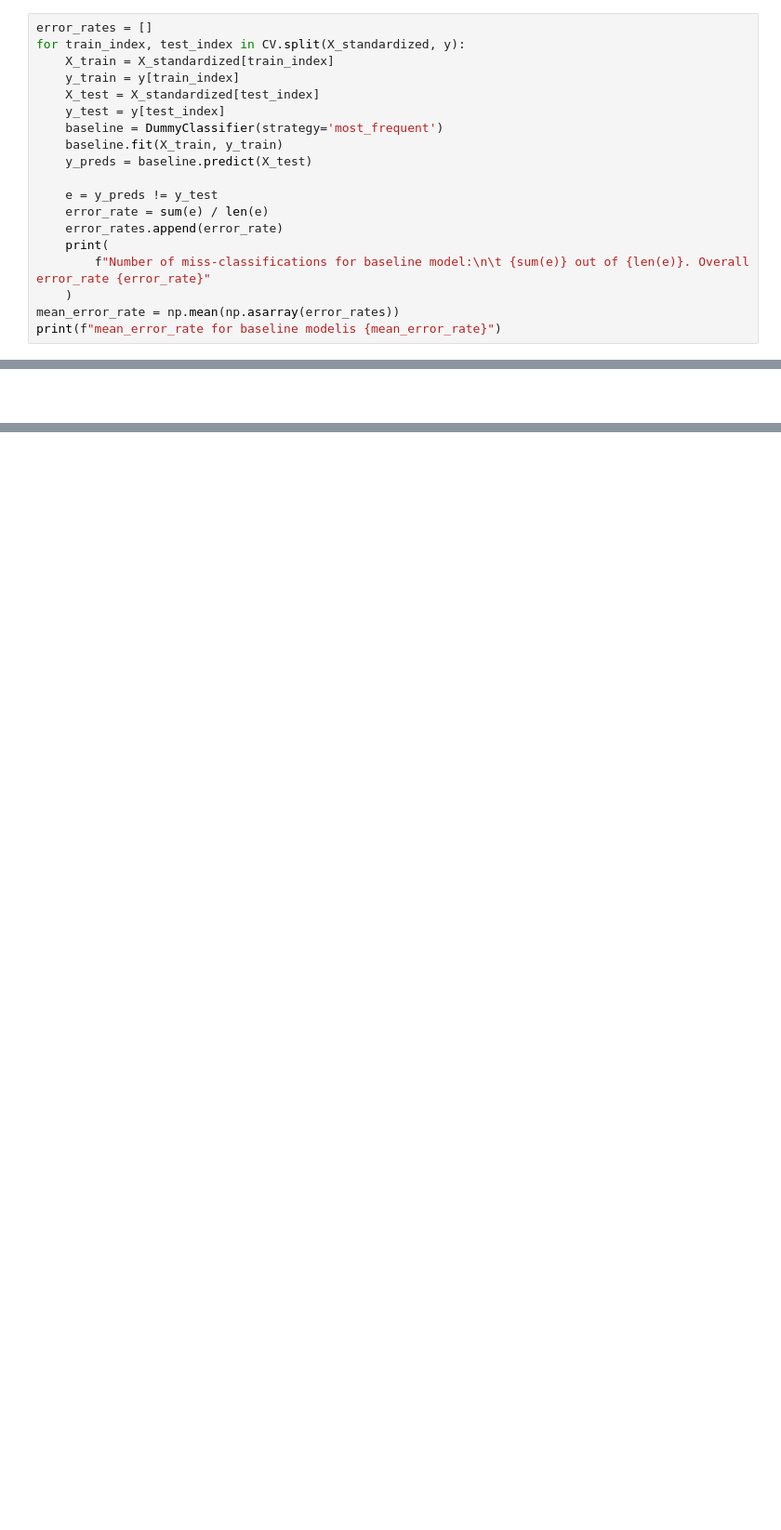
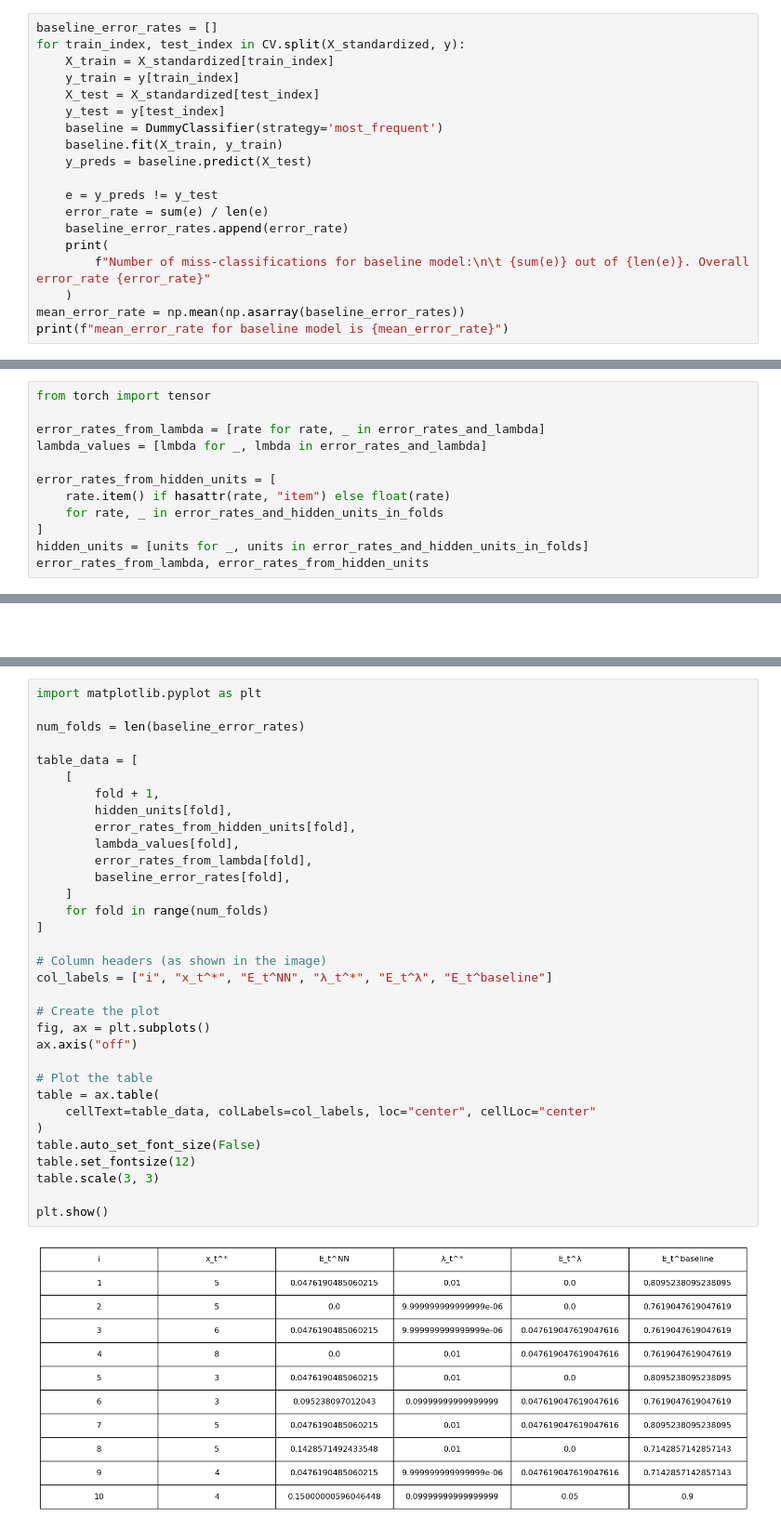
Before and after one commit to Connorudd02/Project_1, a Jupyter notebook: Project_2.ipynb, the cells around one changed output, grey strips where cells are left out. Shown at 93% size. Drawn from its saved outputs; the diff is of its cells as text; blank space fills up the shorter version.

```diff
--- a/Project_2.ipynb
+++ b/Project_2.ipynb
@@ -131,7 +135,7 @@ unique, counts
 # %% [output]
 (array([0., 1., 2.]), array([69, 70, 70]))
 # %%
-error_rates = []
+baseline_error_rates = []
 for train_index, test_index in CV.split(X_standardized, y):
     X_train = X_standardized[train_index]
     y_train = y[train_index]
@@ -143,11 +147,11 @@ for train_index, test_index in CV.split(X_standardized, y):
 
     e = y_preds != y_test
     error_rate = sum(e) / len(e)
-    error_rates.append(error_rate)
+    baseline_error_rates.append(error_rate)
     print(
         f"Number of miss-classifications for baseline model:\n\t {sum(e)} out of {len(e)}. Overall error_rate {error_rate}"
     )
-mean_error_rate = np.mean(np.asarray(error_rates))
-print(f"mean_error_rate for baseline modelis {mean_error_rate}")
+mean_error_rate = np.mean(np.asarray(baseline_error_rates))
+print(f"mean_error_rate for baseline model is {mean_error_rate}")
 # %% [output]
 Number of miss-classifications for baseline model:
@@ -273,0 +416,12 @@ mean_error_rate for 8 hidden_units is 0.10058071464300156
+# %%
+from torch import tensor
+
+error_rates_from_lambda = [rate for rate, _ in error_rates_and_lambda]
+lambda_values = [lmbda for _, lmbda in error_rates_and_lambda]
+
+error_rates_from_hidden_units = [
+    rate.item() if hasattr(rate, "item") else float(rate)
+    for rate, _ in error_rates_and_hidden_units_in_folds
+]
+hidden_units = [units for _, units in error_rates_and_hidden_units_in_folds]
+error_rates_from_lambda, error_rates_from_hidden_units
@@ -277,0 +451,35 @@ mean_error_rate for 8 hidden_units is 0.10058071464300156
+# %%
+import matplotlib.pyplot as plt
+
+num_folds = len(baseline_error_rates)
+
+table_data = [
+    [
+        fold + 1,
+        hidden_units[fold],
+        error_rates_from_hidden_units[fold],
+        lambda_values[fold],
+        error_rates_from_lambda[fold],
+        baseline_error_rates[fold],
+    ]
+    for fold in range(num_folds)
+]
+
+# Column headers (as shown in the image)
+col_labels = ["i", "x_t^*", "E_t^NN", "λ_t^*", "E_t^λ", "E_t^baseline"]
+
+# Create the plot
+fig, ax = plt.subplots()
+ax.axis("off")
+
+# Plot the table
+table = ax.table(
+    cellText=table_data, colLabels=col_labels, loc="center", cellLoc="center"
+)
+table.auto_set_font_size(False)
+table.set_fontsize(12)
+table.scale(3, 3)
+
+plt.show()
+# %% [output]
+[figure, added]
```
Also changed, not shown: parts of 21 cells of this notebook, 1 other file.
